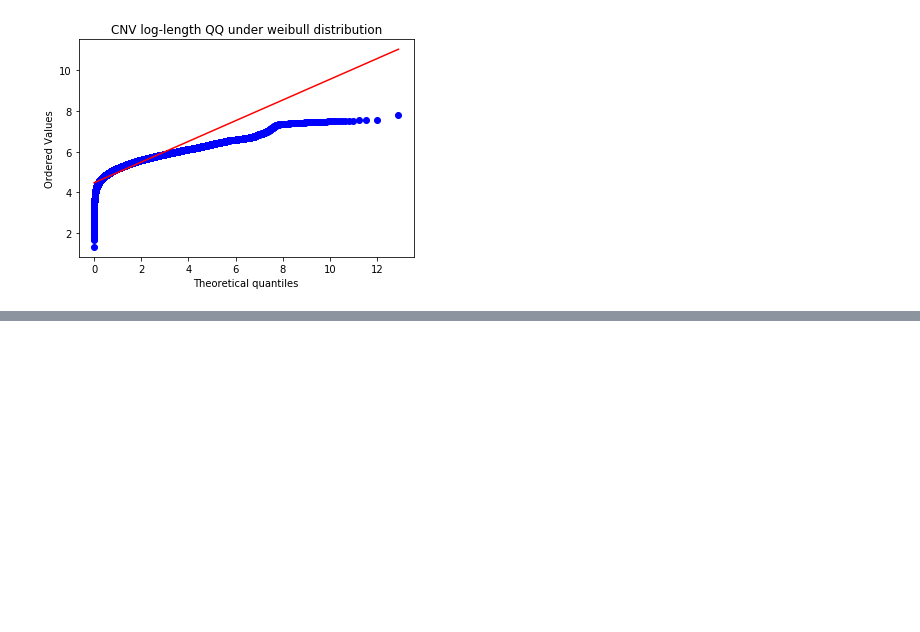
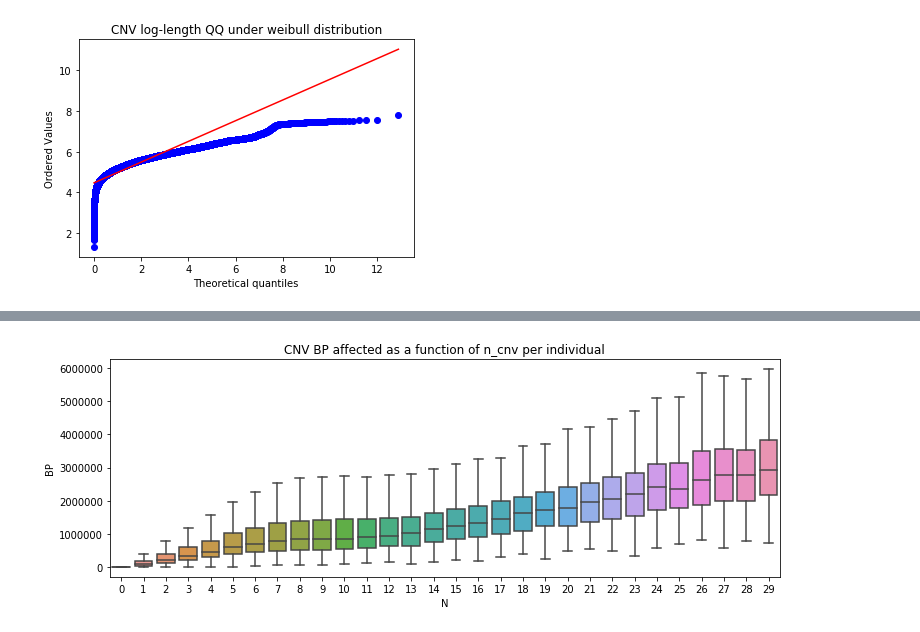
Before and after one commit to priestlab/cnv-ukb, a Jupyter notebook: figures/Figure1-Population_CNV_Burden.ipynb, the cells around one changed output, grey strips where cells are left out. Saved outputs shown, nothing was run; the diff lists cells and outputs as text; code cells hidden in the pictures; blank space fills up the shorter version.

```diff
--- a/figures/Figure1-Population_CNV_Burden.ipynb
+++ b/figures/Figure1-Population_CNV_Burden.ipynb
@@ -337,0 +339,5 @@ NameError: name 'cnvNN' is not defined
+# %%
+cnv_nbp = pd.read_table('../../../cnv_ukb/resources/ukb15860_cnv_burden.covar',
+                        usecols=['IID', 'N_CNV', 'LEN_CNV'], index_col='IID')
+cnv_nbp.rename_axis({'N_CNV':'N', 'LEN_CNV':'BP'}, axis=1, inplace=True)
+cnv_nbp.head()
@@ -338,7 +352,9 @@ NameError: name 'cnvNN' is not defined
 # %%
 plt.figure(figsize=(12,4))
-sns.boxplot(x='N', y='BP', data=cnv_nbp, showfliers=False)
+sns.boxplot(x='N', y='BP', data=cnv_nbp.query('N < 30'), showfliers=False)
 plt.title('CNV BP affected as a function of n_cnv per individual')
 plt.show()
+# %% [output]
+[figure, added]
 # %%
 data.iloc[(-data['LEN']).argsort()[:500],:].loc[:,'TYPE'].value_counts()
```
Also changed, not shown: parts of 16 cells of this notebook, 12 other files.
